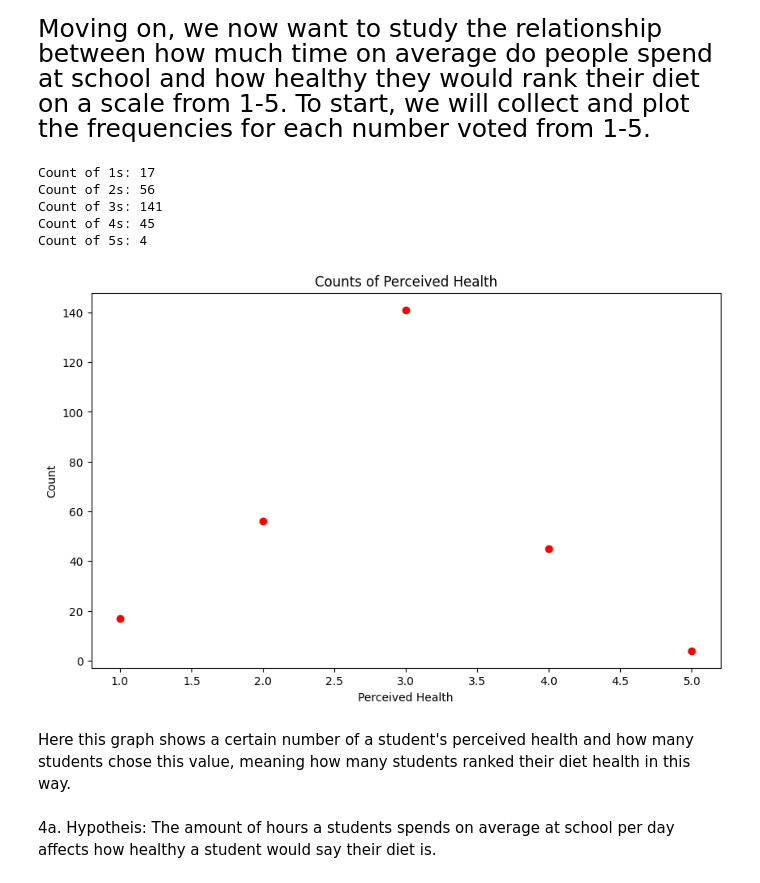
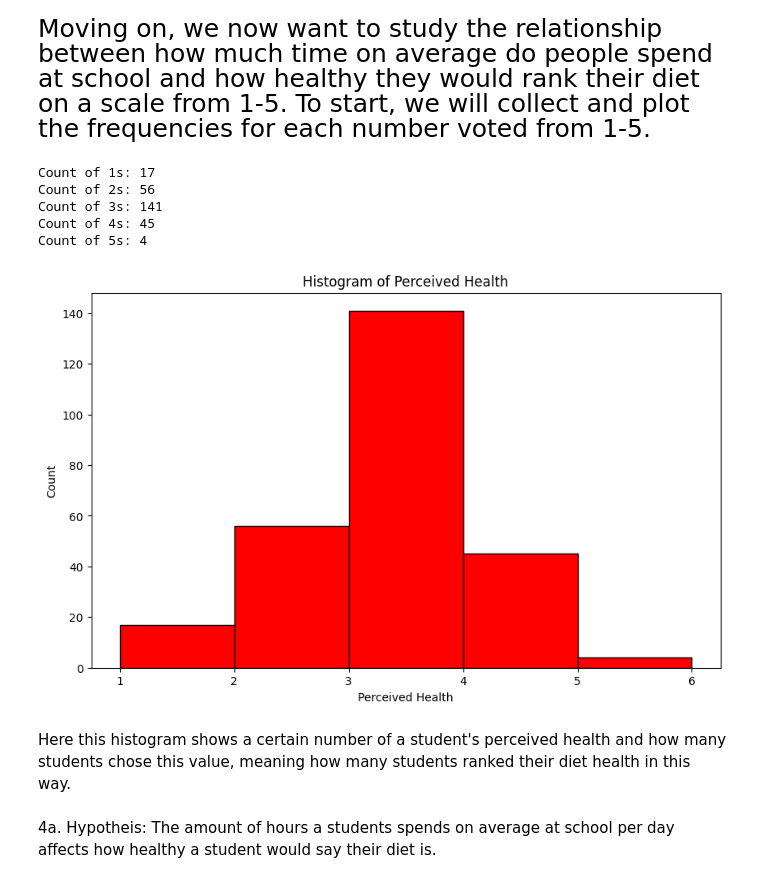
Before and after one commit to NiWong03/cs105lab5-6, a Jupyter notebook: OurProject.ipynb, the cells around one changed output. Saved outputs shown, nothing was run; the diff lists cells and outputs as text; code cells hidden in the pictures.

```diff
--- a/OurProject.ipynb
+++ b/OurProject.ipynb
@@ -166,40 +166,36 @@ This is a more accurate representation of the most frequent food option between
 <span style="font-size: 25px">Moving on, we now want to study the relationship between how much time on average do people spend at school and how healthy they would rank their diet on a scale from 1-5. To start, we will collect and plot the frequencies for each number voted from 1-5.</span>
 # %%
 perceived_health_counts = df['On a scale of 1-5 how healthy would you say your diet is? '].value_counts().sort_index()
-# print(perceived_health_counts)
+
 count_of_1s = perceived_health_counts.get(1, 0)
 count_of_2s = perceived_health_counts.get(2, 0)
 count_of_3s = perceived_health_counts.get(3, 0)
 count_of_4s = perceived_health_counts.get(4, 0)
 count_of_5s = perceived_health_counts.get(5, 0)
 
 print("Count of 1s:", count_of_1s)
 print("Count of 2s:", count_of_2s)
 print("Count of 3s:", count_of_3s)
 print("Count of 4s:", count_of_4s)
 print("Count of 5s:", count_of_5s)
 
-
-
 plt.figure(figsize=(10, 6))
-plt.scatter(perceived_health_counts.index, perceived_health_counts.values, color='red')
-
+plt.hist(df['On a scale of 1-5 how healthy would you say your diet is? '], bins=[1, 2, 3, 4, 5, 6], color='red', edgecolor='black')
 
 plt.xlabel('Perceived Health')
 plt.ylabel('Count')
-plt.title('Counts of Perceived Health')
-
+plt.title('Histogram of Perceived Health')
 
 plt.show()
 # %% [output]
 Count of 1s: 17
 Count of 2s: 56
 Count of 3s: 141
 Count of 4s: 45
 Count of 5s: 4
-[figure, old version]
+[figure, new version]
 # %% [markdown]
-Here this graph shows a certain number of a student's perceived health and how many students chose this value, meaning how many students ranked their diet health in this way.
+Here this histogram shows a certain number of a student's perceived health and how many students chose this value, meaning how many students ranked their diet health in this way.
 # %% [markdown]
 4a. Hypotheis: The amount of hours a students spends on average at school per day affects how healthy a student would say their diet is.
 # %% [markdown]
```
Also changed, not shown: parts of 5 cells of this notebook, 1 other file.
